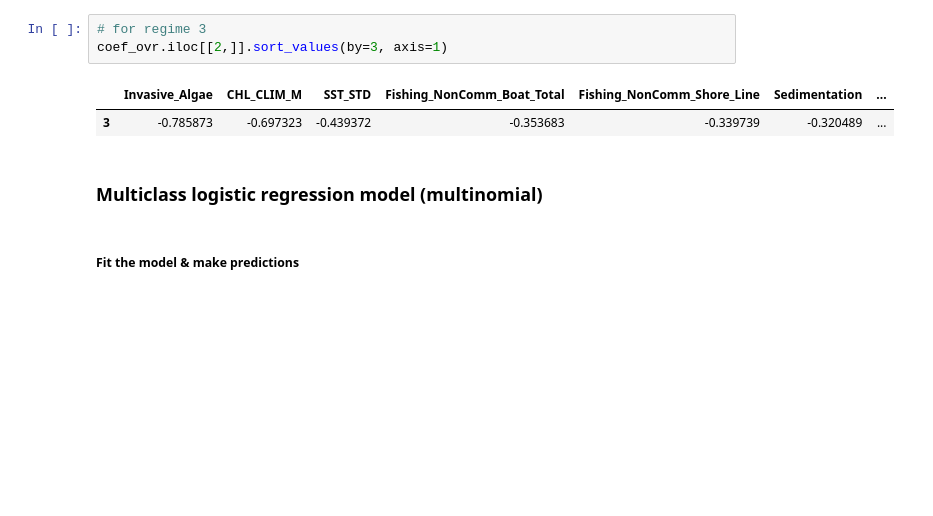
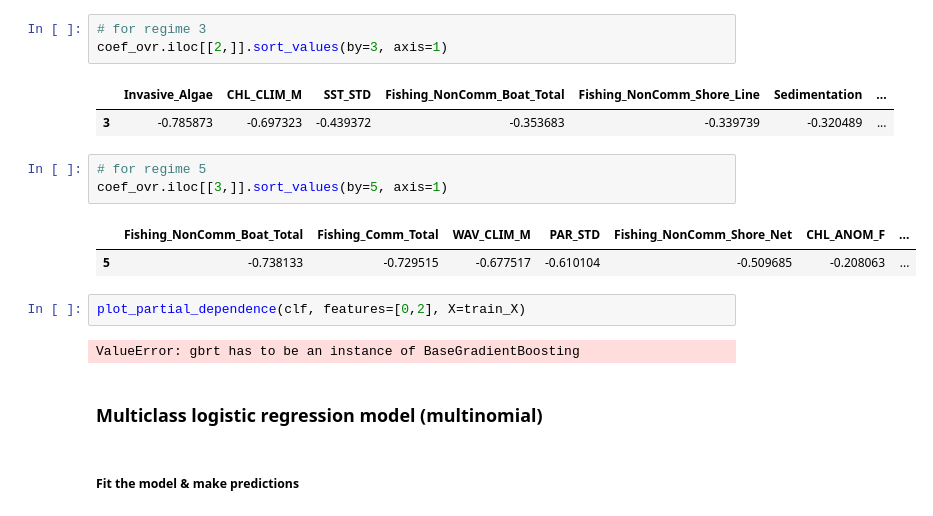
Before and after one commit to salliewalecka/Hawaii_RegimesPredictors, a Jupyter notebook: notebooks/eda_and_inital_models.ipynb, the cells around one changed output. Saved outputs shown, nothing was run; the diff lists cells and outputs as text; blank space fills up the shorter version.

```diff
--- a/notebooks/eda_and_inital_models.ipynb
+++ b/notebooks/eda_and_inital_models.ipynb
@@ -379,6 +379,16 @@ coef_ovr.iloc[[2,]].sort_values(by=3, axis=1)
 # %% [output]
 |  | Invasive_Algae | CHL_CLIM_M | SST_STD | Fishing_NonComm_Boat_Total | Fishing_NonComm_Shore_Line | Sedimentation | ... |
 | 3 | -0.785873 | -0.697323 | -0.439372 | -0.353683 | -0.339739 | -0.320489 | ... |
+# %%
+# for regime 5
+coef_ovr.iloc[[3,]].sort_values(by=5, axis=1)
+# %% [output]
+|  | Fishing_NonComm_Boat_Total | Fishing_Comm_Total | WAV_CLIM_M | PAR_STD | Fishing_NonComm_Shore_Net | CHL_ANOM_F | ... |
+| 5 | -0.738133 | -0.729515 | -0.677517 | -0.610104 | -0.509685 | -0.208063 | ... |
+# %%
+plot_partial_dependence(clf, features=[0,2], X=train_X)
+# %% [output]
+ValueError: gbrt has to be an instance of BaseGradientBoosting
 # %% [markdown]
 ### Multiclass logistic regression model (multinomial)
 # %% [markdown]
```
Also changed, not shown: parts of 3 cells of this notebook.
